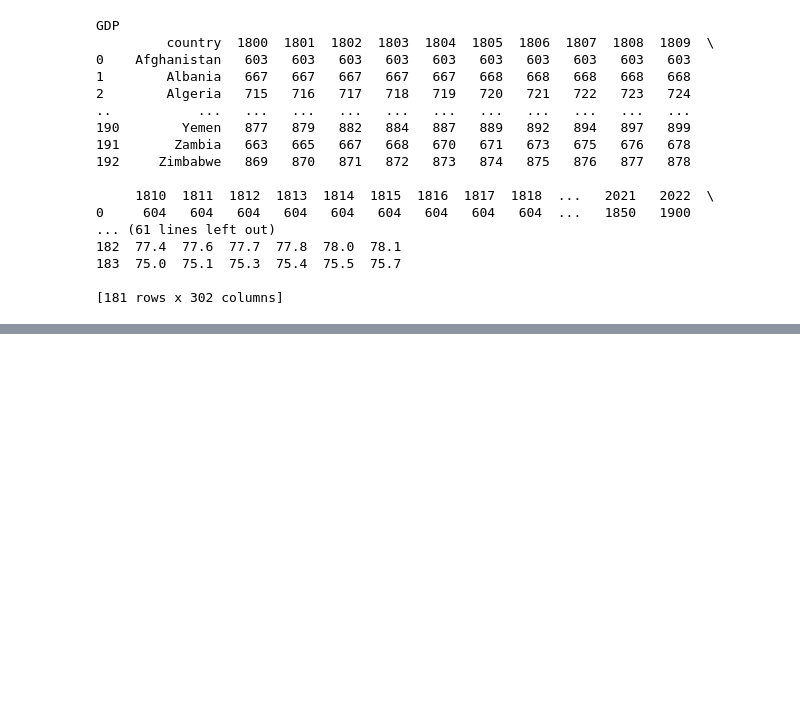
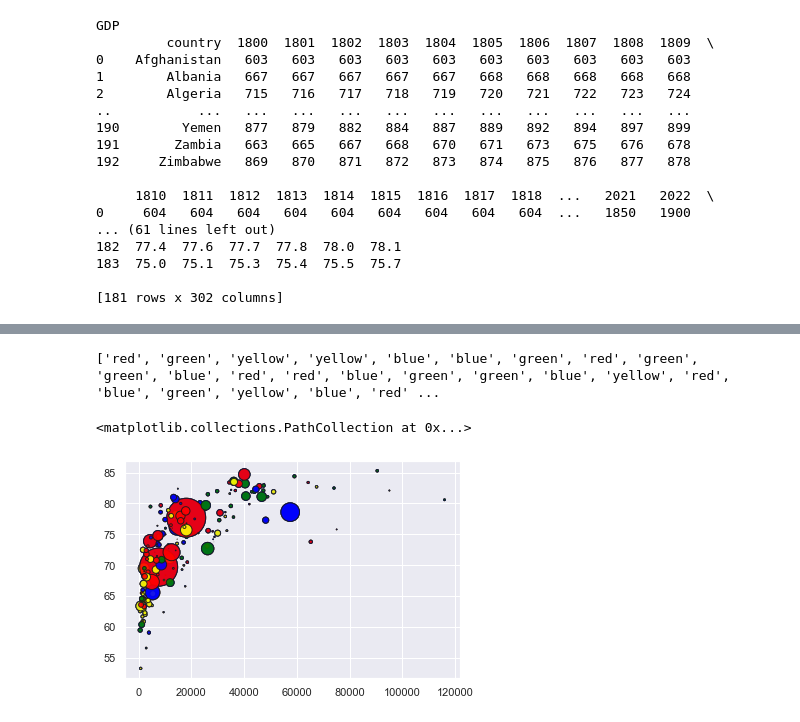
Before and after one commit to cventura3/folder_dectection_Fraud, a Jupyter notebook: A_test_notebook.ipynb, the cells around one changed output, grey strips where cells are left out. Saved outputs shown, nothing was run; the diff lists cells and outputs as text; code cells hidden in the pictures; blank space fills up the shorter version.

Commit message:
Graphing data

```diff
--- a/A_test_notebook.ipynb
+++ b/A_test_notebook.ipynb
@@ -463,0 +564,10 @@ GDP
+# %%
+#df1_GDP_2020['GDP_income_per_person_GDP_capital'] = df1_list
+df1_GDP_2020['Continents'] = df4_list
+df1_GDP_2020['GDP Capital 2020'] = df1_list
+df1_GDP_2020['Life 2020'] = df2_list
+df1_GDP_2020['Pop 2020'] = df3_list
+
+final_df_GDP_life_PoP_cont = df1_GDP_2020
+
+print(final_df_GDP_life_PoP_cont) #!!!!!!!!! <3 my new creation is ready!!
@@ -463,0 +639,36 @@ GDP
+# %%
+# I want each contry to have the same color if they belong to the same continent
+
+#this funtion is very specific to my data set
+def color_list (df_series):
+    color = []
+    for item in df_series:
+        if item == 'asia':
+            color.append('red')
+        elif item == 'africa':
+            color.append('yellow')
+        elif item == 'europe':
+            color.append('green')
+        elif item == 'americas':
+            color.append ('blue')
+    return color
+
+color = color_list (final_df_GDP_life_PoP_cont['Continents'])
+
+print(color)
+#see the list below
+# %% [output]
+['red', 'green', 'yellow', 'yellow', 'blue', 'blue', 'green', 'red', 'green', 'green', 'blue', 'red', 'red', 'blue', 'green', 'green', 'blue', 'yellow', 'red', 'blue', 'green', 'yellow', 'blue', 'red' ...
+# %%
+# create the scatter plot
+plt.scatter(np_gdp, np_life, s=(normalize_data(np_pop) * 1500), alpha = 0.9, c = 'red') # in order to use S
+plt.scatter(np_gdp, np_life, s=(normalize_data(np_pop) * 1500), alpha = 0.9, c = 'yellow')
+plt.scatter(np_gdp, np_life, s=(normalize_data(np_pop) * 1500), alpha = 0.9, c = 'green')
+plt.scatter(np_gdp, np_life, s=(normalize_data(np_pop) * 1500), alpha = 0.9, c = 'blue')
+plt.scatter(np_gdp, np_life, s=(normalize_data(np_pop) * 1500), alpha = 0.9, c = color,
+ edgecolor= 'k')                                                             # and multiply each element you need an np.array
+
+#the graph is missing labels and the scale for the x-axis needs to be fixed
+# %% [output]
+<matplotlib.collections.PathCollection at 0x...>
+[figure, added]
```
Also changed, not shown: parts of 12 cells of this notebook.
